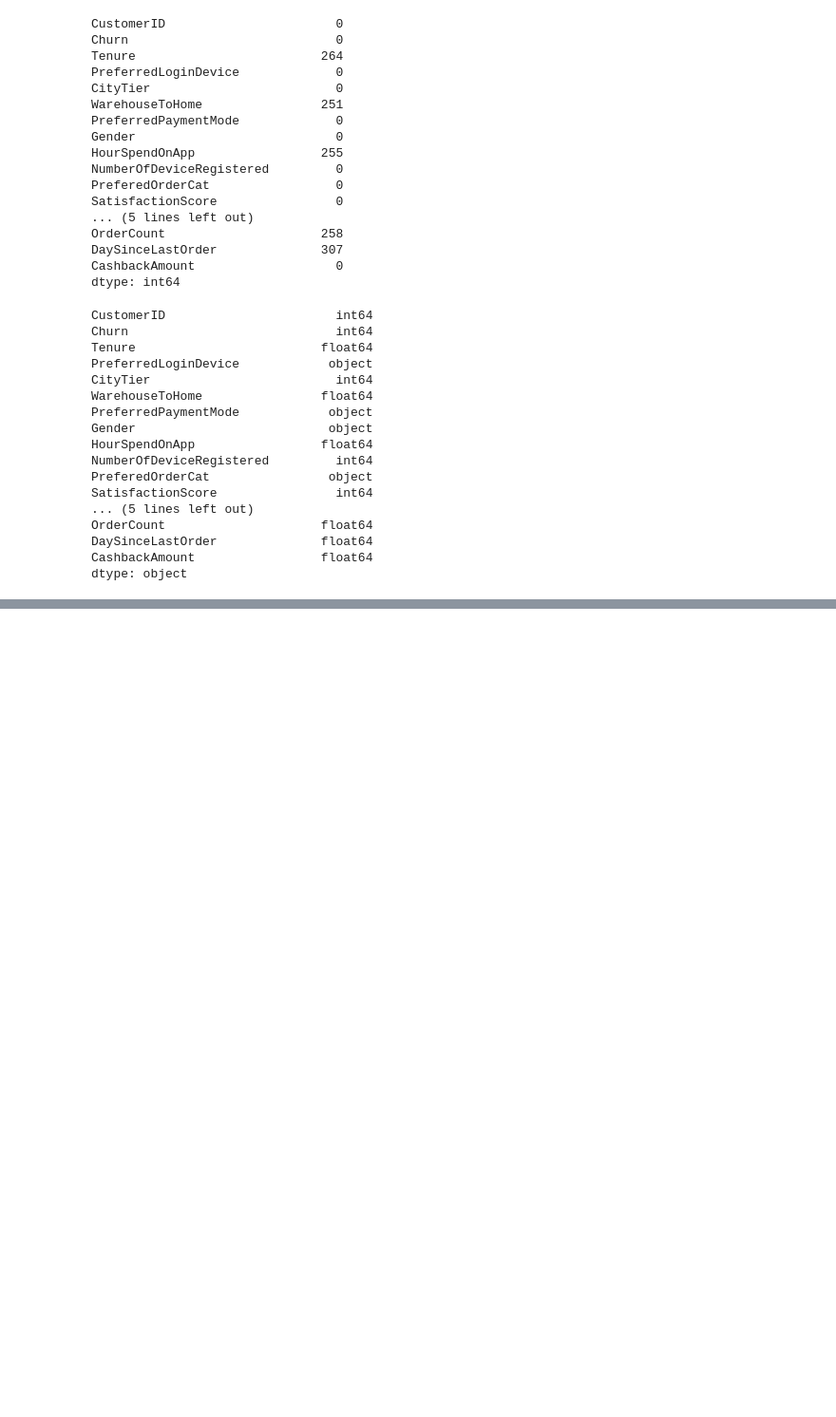
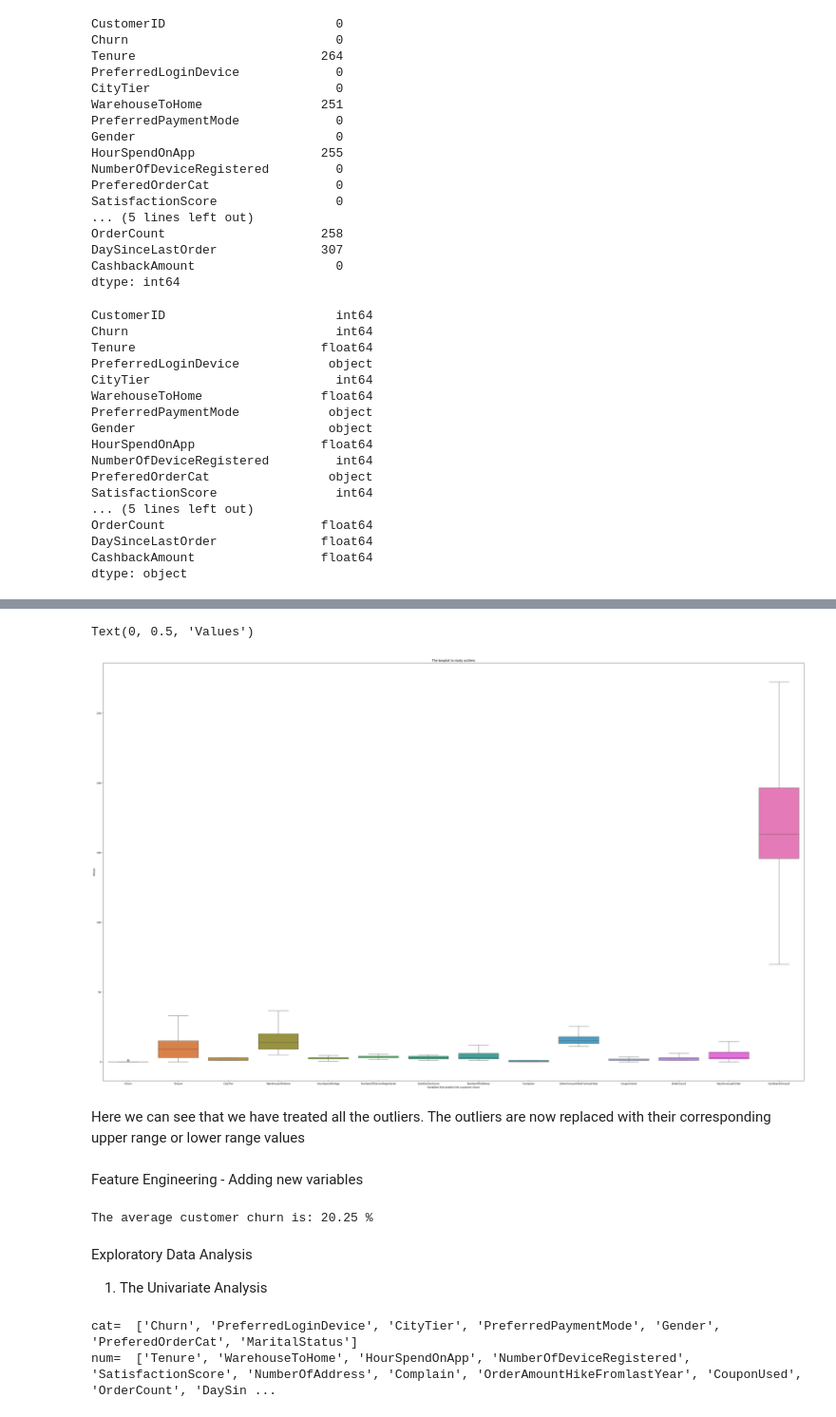
Before and after one commit to Suryasadasivam/e_commerce_customer_churn, a Jupyter notebook: Customer_chrun.ipynb, the cells around one changed output, grey strips where cells are left out. Shown at 95% size. Saved outputs shown, nothing was run; the diff lists cells and outputs as text; code cells hidden in the pictures; blank space fills up the shorter version.

```diff
--- a/Customer_chrun.ipynb
+++ b/Customer_chrun.ipynb
@@ -77,0 +231,27 @@ dtype: object
+# %%
+def remove_outlier(col):
+    sorted(col)
+    Q1,Q3=np.percentile(col,[25,75])
+    IQR=Q3-Q1
+    lr=Q1-(1.5*IQR)
+    ur=Q3+(1.5*IQR)
+    return lr,ur
+# %%
+for column in df.columns:
+    if df[column].dtype!='object':
+        lr,ur=remove_outlier(df[column])
+        df[column]=np.where(df[column]>ur,ur,df[column])
+        df[column]=np.where(df[column]<lr,lr,df[column])
+# %%
+plt.figure(figsize=(50,30))
+sns.boxplot(data=df)
+plt.title("The boxplot to study outliers")
+plt.xlabel('Variables that predict the customer churn')
+plt.ylabel('Values')
+# %% [output]
+Text(0, 0.5, 'Values')
+[figure, added]
+# %% [markdown]
+Here we can see that we have treated all the outliers. The outliers are now replaced with their corresponding upper range or lower range values
+# %% [markdown]
+Feature Engineering - Adding new variables
@@ -77,0 +263,23 @@ dtype: object
+# %%
+print('The average customer churn is:', Churn_perc,'%')
+# %% [output]
+The average customer churn is: 20.25 %
+# %% [markdown]
+Exploratory Data Analysis
+
+1. The Univariate Analysis
+# %%
+categorical =[]
+numerical=[]
+
+for i in df.columns:
+    if df[i].dtype=='object':
+        categorical.append(i)
+    else:
+        numerical.append(i)
+
+print('cat= ', categorical)
+print('num= ', numerical)
+# %% [output]
+cat=  ['Churn', 'PreferredLoginDevice', 'CityTier', 'PreferredPaymentMode', 'Gender', 'PreferedOrderCat', 'MaritalStatus']
+num=  ['Tenure', 'WarehouseToHome', 'HourSpendOnApp', 'NumberOfDeviceRegistered', 'SatisfactionScore', 'NumberOfAddress', 'Complain', 'OrderAmountHikeFromlastYear', 'CouponUsed', 'OrderCount', 'DaySin ...
```
Also changed, not shown: parts of 21 cells of this notebook.
